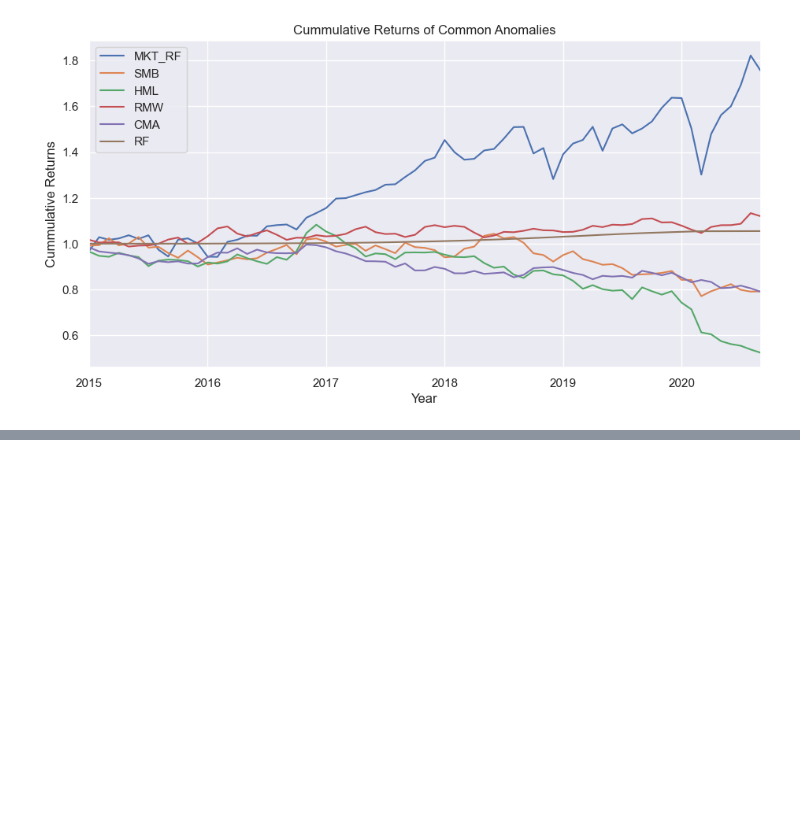
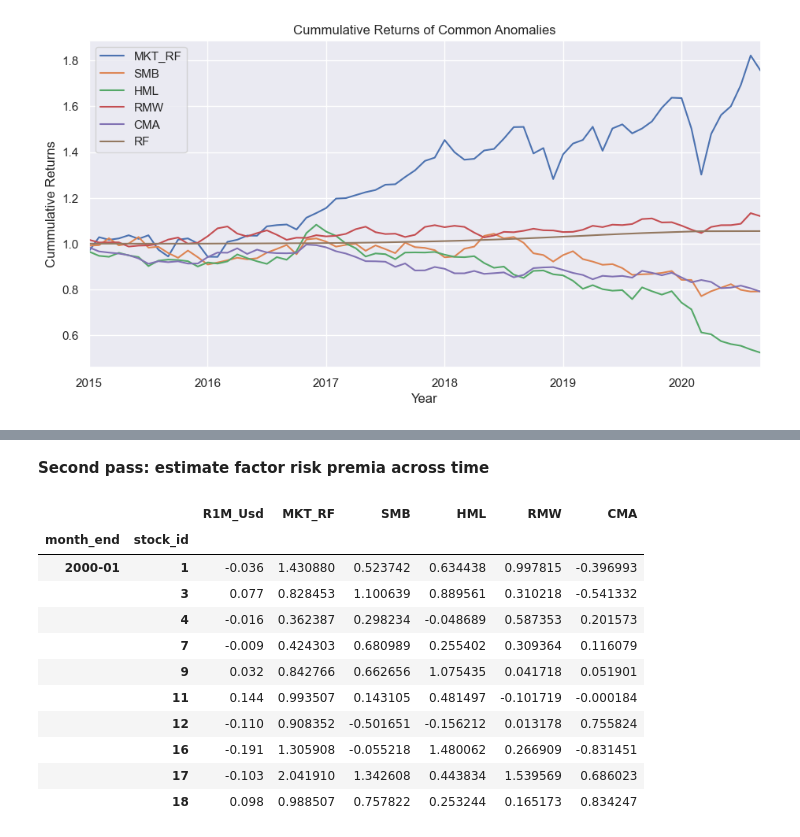
Before and after one commit to ronnieqt/mlfactor-py, a Jupyter notebook: 3_factor_investing.ipynb, the cells around one changed output, grey strips where cells are left out. Cells and saved outputs as stored; diff of their text form; code cells hidden in the pictures; blank space fills up the shorter version.

```diff
--- a/3_factor_investing.ipynb
+++ b/3_factor_investing.ipynb
@@ -106,0 +135,7 @@ pass
+# %%
+def regress(data, yvar, xvars):
+    Y = data[yvar]
+    X = sm.add_constant(data[xvars])
+    lm = sm.OLS(Y, X)
+    result = lm.fit()
+    return result.params
@@ -106,0 +187,22 @@ pass
+# %% [markdown]
+**Second pass: estimate factor risk premia across time**
+# %%
+df_fm_2nd_data = (
+    df_fm_data.
+    merge(df_fm_betas.drop(columns=['const']), left_on='stock_id', right_index=True).
+    swaplevel().sort_index()
+)
+df_fm_2nd_data.head(10)
+# %% [output]
+|  |  | R1M_Usd | MKT_RF | SMB | HML | RMW | CMA |
+| month_end | stock_id |  |  |  |  |  |  |
+| 2000-01 | 1 | -0.036 | 1.430880 | 0.523742 | 0.634438 | 0.997815 | -0.396993 |
+|  | 3 | 0.077 | 0.828453 | 1.100639 | 0.889561 | 0.310218 | -0.541332 |
+|  | 4 | -0.016 | 0.362387 | 0.298234 | -0.048689 | 0.587353 | 0.201573 |
+|  | 7 | -0.009 | 0.424303 | 0.680989 | 0.255402 | 0.309364 | 0.116079 |
+|  | 9 | 0.032 | 0.842766 | 0.662656 | 1.075435 | 0.041718 | 0.051901 |
+|  | 11 | 0.144 | 0.993507 | 0.143105 | 0.481497 | -0.101719 | -0.000184 |
+|  | 12 | -0.110 | 0.908352 | -0.501651 | -0.156212 | 0.013178 | 0.755824 |
+|  | 16 | -0.191 | 1.305908 | -0.055218 | 1.480062 | 0.266909 | -0.831451 |
+|  | 17 | -0.103 | 2.041910 | 1.342608 | 0.443834 | 1.539569 | 0.686023 |
+|  | 18 | 0.098 | 0.988507 | 0.757822 | 0.253244 | 0.165173 | 0.834247 |
```
Also changed, not shown: parts of 15 cells of this notebook, 1 other file.
